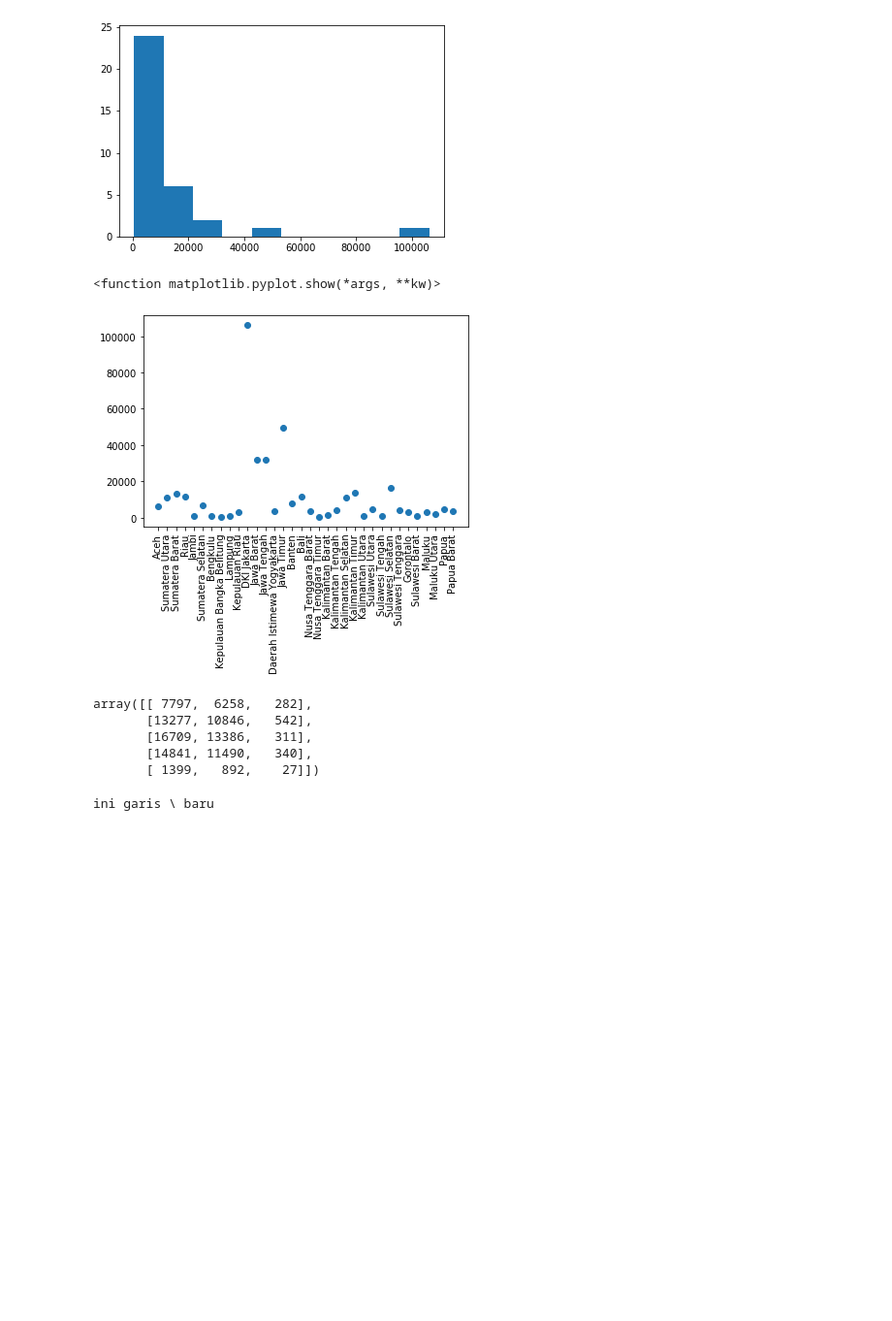
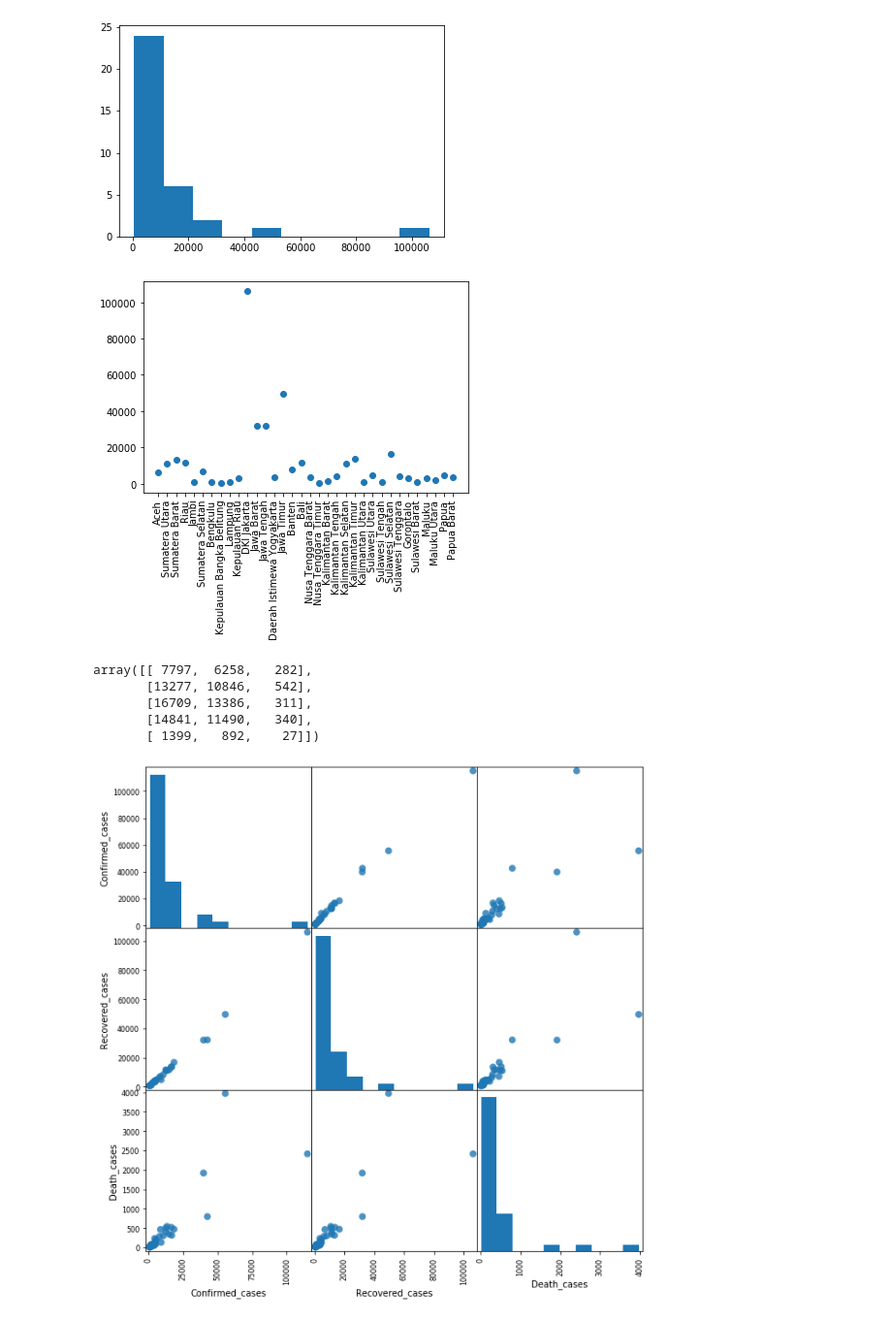
Before and after one commit to elatfar/Statistik-dan-eksplorasi-data, a Jupyter notebook: Distribusi.ipynb, the cells around one changed output. Shown at 97% size. Drawn from its saved outputs; the diff is of its cells as text; code cells hidden in the pictures; blank space fills up the shorter version.

```diff
--- a/Distribusi.ipynb
+++ b/Distribusi.ipynb
@@ -30,6 +30,6 @@ data_cov[-5:]
 | 32 | FeatureCollection | Feature | 33 | 94 | Papua | 9037 | 4637 | ... |
 | 33 | FeatureCollection | Feature | 34 | 91 | Papua Barat | 4189 | 3655 | ... |
 # %%
-#data_cov = data_cov.drop(columns=['Type','Features Type','ID-number'])
-data_cov[:5]
+data_cov = data_cov.drop(columns=['Type','Features Type','ID-number'])
+data_cov[:15]
 # %% [output]
@@ -72,13 +67,12 @@ reco_fig.savefig('reco_cases.png')
 # %% [output]
 [figure]
 # %%
-cov_fig = pl.figure()
-pl.scatter(prov_name,reco_case)
-pl.xticks(rotation=90)
-pl.show
+cov_fig = plt.figure()
+plt.scatter(prov_name,reco_case)
+plt.xticks(rotation=90)
+plt.show
 cov_fig.savefig('covid_per_provinsi.png')
 # %% [output]
-<function matplotlib.pyplot.show(*args, **kw)>
 [figure]
 # %%
 parameter_covid = np.array(data_cov[['Confirmed_cases',
@@ -92,49 +86,10 @@ array([[ 7797,  6258,   282],
        [16709, 13386,   311],
        [14841, 11490,   340],
        [ 1399,   892,    27]])
-# %%
-from email.MIMEMultipart import MIMEMultipart
-from email.MIMEText import MIMEText
-from email.MIMEImage import MIMEImage
-
-# Define these once; use them twice!
-strFrom = 'from@example.com'
-strTo = 'to@example.com'
-
-# Create the root message and fill in the from, to, and subject headers
-msgRoot = MIMEMultipart('related')
-msgRoot['Subject'] = 'test message'
-msgRoot['From'] = strFrom
-msgRoot['To'] = strTo
-msgRoot.preamble = 'This is a multi-part message in MIME format.'
-
-# Encapsulate the plain and HTML versions of the message body in an
-# 'alternative' part, so message agents can decide which they want to display.
-msgAlternative = MIMEMultipart('alternative')
-msgRoot.attach(msgAlternative)
-
-msgText = MIMEText('This is the alternative plain text message.')
-msgAlternative.attach(msgText)
-
-# We reference the image in the IMG SRC attribute by the ID we give it below
-msgText = MIMEText('<b>Some <i>HTML</i> text</b> and an image.<br><img src="cid:image1"><br>Nifty!', 'html')
-msgAlternative.attach(msgText)
-
-# This example assumes the image is in the current directory
-fp = open('test.jpg', 'rb')
-msgImage = MIMEImage(fp.read())
-fp.close()
-
-# Define the image's ID as referenced above
-msgImage.add_header('Content-ID', '<image1>')
-msgRoot.attach(msgImage)
-
-# Send the email (this example assumes SMTP authentication is required)
-import smtplib
-smtp = smtplib.SMTP()
-smtp.connect('smtp.example.com')
-smtp.login('exampleuser', 'examplepass')
-smtp.sendmail(strFrom, strTo, msgRoot.as_string())
-smtp.quit()
-# %% [output]
-ini garis \ baru
+# %%
+pair = pd.plotting.scatter_matrix(data_cov[['Confirmed_cases',
+                                     'Recovered_cases',
+                                     'Death_cases']], figsize=(10,10), marker = 'o', hist_kwds = {'bins': 10}, s = 60, alpha = 0.8)
+plt.show()
+# %% [output]
+[figure, added]
```
Also changed, not shown: parts of 7 cells of this notebook, 4 other files.
